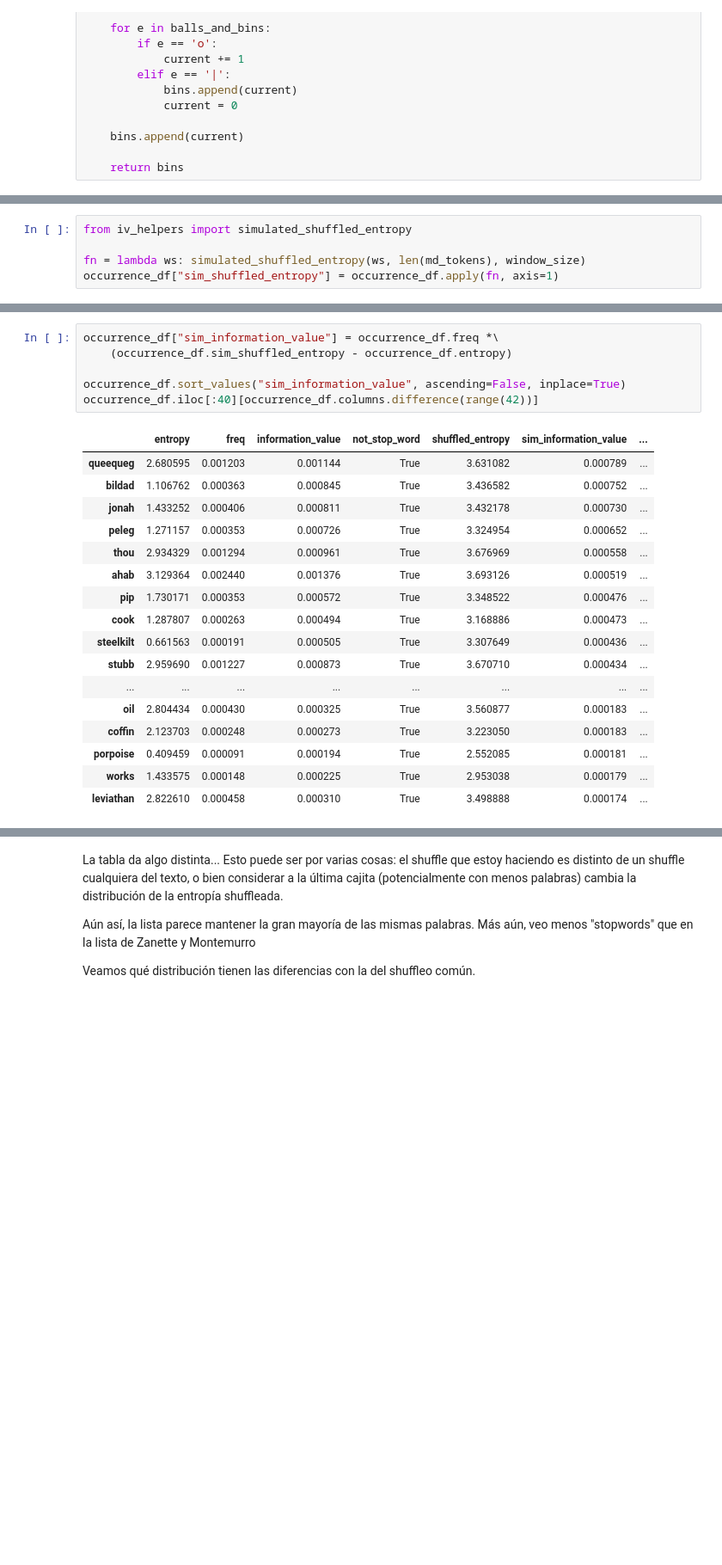
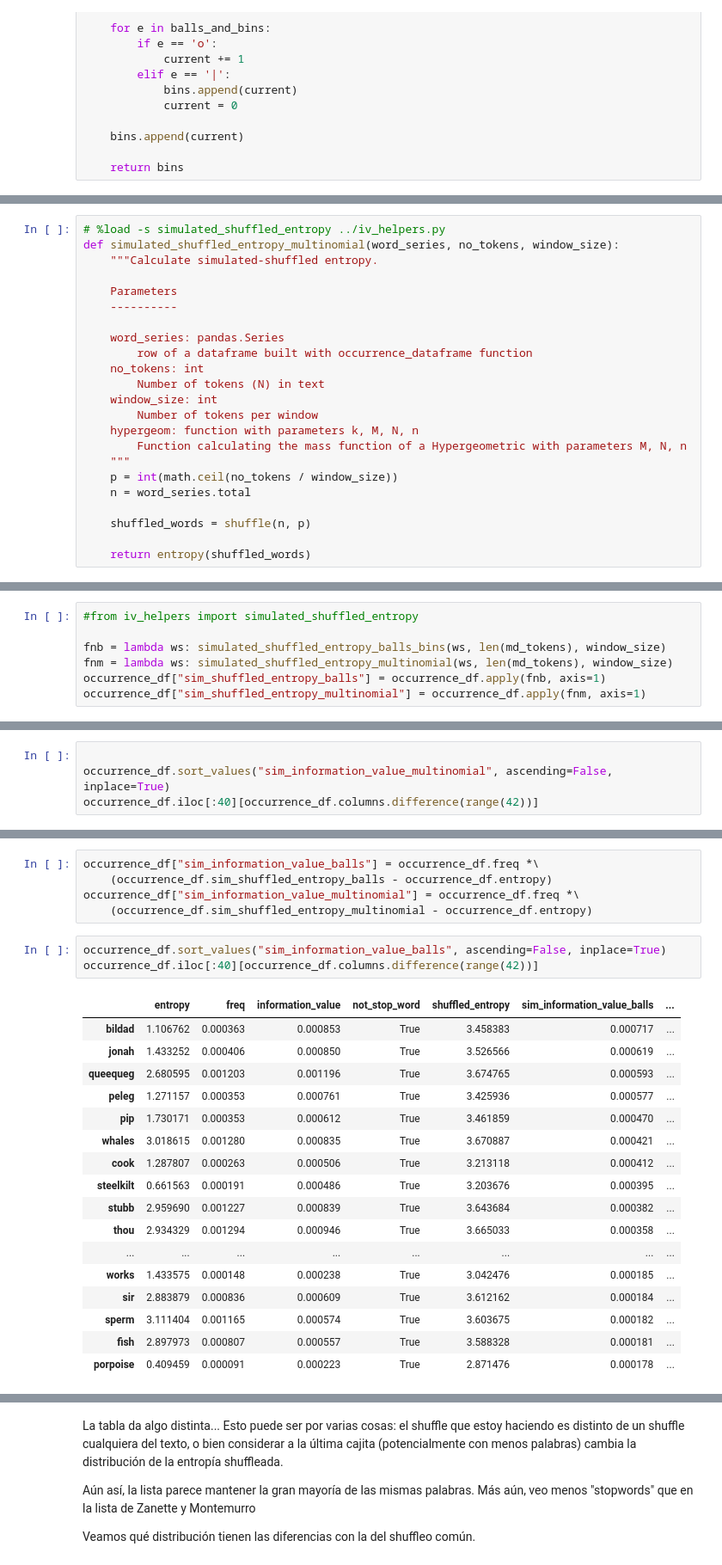
Before and after one commit to daleman/tesis, a Jupyter notebook: ejemplos/InformationValue-Simulated-Shuffle.ipynb, the cells around one changed output, grey strips where cells are left out. Shown at 86% size. Saved outputs shown, nothing was run; the diff lists cells and outputs as text; blank space fills up the shorter version.

```diff
--- a/ejemplos/InformationValue-Simulated-Shuffle.ipynb
+++ b/ejemplos/InformationValue-Simulated-Shuffle.ipynb
@@ -181,0 +211,23 @@ def simulated_shuffled_entropy(word_series, no_tokens, window_size):
+# %%
+# %load -s simulated_shuffled_entropy ../iv_helpers.py
+def simulated_shuffled_entropy_multinomial(word_series, no_tokens, window_size):
+    """Calculate simulated-shuffled entropy.
+
+    Parameters
+    ----------
+
+    word_series: pandas.Series
+        row of a dataframe built with occurrence_dataframe function
+    no_tokens: int
+        Number of tokens (N) in text
+    window_size: int
+        Number of tokens per window
+    hypergeom: function with parameters k, M, N, n
+        Function calculating the mass function of a Hypergeometric with parameters M, N, n
+    """
+    p = int(math.ceil(no_tokens / window_size))
+    n = word_series.total
+
+    shuffled_words = shuffle(n, p)
+
+    return entropy(shuffled_words)
@@ -182,5 +236,7 @@ def simulated_shuffled_entropy(word_series, no_tokens, window_size):
 # %%
-from iv_helpers import simulated_shuffled_entropy
+#from iv_helpers import simulated_shuffled_entropy
 
-fn = lambda ws: simulated_shuffled_entropy(ws, len(md_tokens), window_size)
-occurrence_df["sim_shuffled_entropy"] = occurrence_df.apply(fn, axis=1)
+fnb = lambda ws: simulated_shuffled_entropy_balls_bins(ws, len(md_tokens), window_size)
+fnm = lambda ws: simulated_shuffled_entropy_multinomial(ws, len(md_tokens), window_size)
+occurrence_df["sim_shuffled_entropy_balls"] = occurrence_df.apply(fnb, axis=1)
+occurrence_df["sim_shuffled_entropy_multinomial"] = occurrence_df.apply(fnm, axis=1)
@@ -186,0 +245,4 @@ occurrence_df["sim_shuffled_entropy"] = occurrence_df.apply(fn, axis=1)
+# %%
+
+occurrence_df.sort_values("sim_information_value_multinomial", ascending=False, inplace=True)
+occurrence_df.iloc[:40][occurrence_df.columns.difference(range(42))]
@@ -187,24 +267,26 @@ occurrence_df["sim_shuffled_entropy"] = occurrence_df.apply(fn, axis=1)
+# %%
+occurrence_df["sim_information_value_balls"] = occurrence_df.freq *\
+    (occurrence_df.sim_shuffled_entropy_balls - occurrence_df.entropy)
+occurrence_df["sim_information_value_multinomial"] = occurrence_df.freq *\
+    (occurrence_df.sim_shuffled_entropy_multinomial - occurrence_df.entropy)
 # %%
-occurrence_df["sim_information_value"] = occurrence_df.freq *\
-    (occurrence_df.sim_shuffled_entropy - occurrence_df.entropy)
-
-occurrence_df.sort_values("sim_information_value", ascending=False, inplace=True)
+occurrence_df.sort_values("sim_information_value_balls", ascending=False, inplace=True)
 occurrence_df.iloc[:40][occurrence_df.columns.difference(range(42))]
 # %% [output]
-|  | entropy | freq | information_value | not_stop_word | shuffled_entropy | sim_information_value | ... |
-| queequeg | 2.680595 | 0.001203 | 0.001144 | True | 3.631082 | 0.000789 | ... |
-| bildad | 1.106762 | 0.000363 | 0.000845 | True | 3.436582 | 0.000752 | ... |
-| jonah | 1.433252 | 0.000406 | 0.000811 | True | 3.432178 | 0.000730 | ... |
-| peleg | 1.271157 | 0.000353 | 0.000726 | True | 3.324954 | 0.000652 | ... |
-| thou | 2.934329 | 0.001294 | 0.000961 | True | 3.676969 | 0.000558 | ... |
-| ahab | 3.129364 | 0.002440 | 0.001376 | True | 3.693126 | 0.000519 | ... |
-| pip | 1.730171 | 0.000353 | 0.000572 | True | 3.348522 | 0.000476 | ... |
-| cook | 1.287807 | 0.000263 | 0.000494 | True | 3.168886 | 0.000473 | ... |
-| steelkilt | 0.661563 | 0.000191 | 0.000505 | True | 3.307649 | 0.000436 | ... |
-| stubb | 2.959690 | 0.001227 | 0.000873 | True | 3.670710 | 0.000434 | ... |
+|  | entropy | freq | information_value | not_stop_word | shuffled_entropy | sim_information_value_balls | ... |
+| bildad | 1.106762 | 0.000363 | 0.000853 | True | 3.458383 | 0.000717 | ... |
+| jonah | 1.433252 | 0.000406 | 0.000850 | True | 3.526566 | 0.000619 | ... |
+| queequeg | 2.680595 | 0.001203 | 0.001196 | True | 3.674765 | 0.000593 | ... |
+| peleg | 1.271157 | 0.000353 | 0.000761 | True | 3.425936 | 0.000577 | ... |
+| pip | 1.730171 | 0.000353 | 0.000612 | True | 3.461859 | 0.000470 | ... |
+| whales | 3.018615 | 0.001280 | 0.000835 | True | 3.670887 | 0.000421 | ... |
+| cook | 1.287807 | 0.000263 | 0.000506 | True | 3.213118 | 0.000412 | ... |
+| steelkilt | 0.661563 | 0.000191 | 0.000486 | True | 3.203676 | 0.000395 | ... |
+| stubb | 2.959690 | 0.001227 | 0.000839 | True | 3.643684 | 0.000382 | ... |
+| thou | 2.934329 | 0.001294 | 0.000946 | True | 3.665033 | 0.000358 | ... |
 | ... | ... | ... | ... | ... | ... | ... | ... |
-| oil | 2.804434 | 0.000430 | 0.000325 | True | 3.560877 | 0.000183 | ... |
-| coffin | 2.123703 | 0.000248 | 0.000273 | True | 3.223050 | 0.000183 | ... |
-| porpoise | 0.409459 | 0.000091 | 0.000194 | True | 2.552085 | 0.000181 | ... |
-| works | 1.433575 | 0.000148 | 0.000225 | True | 2.953038 | 0.000179 | ... |
-| leviathan | 2.822610 | 0.000458 | 0.000310 | True | 3.498888 | 0.000174 | ... |
+| works | 1.433575 | 0.000148 | 0.000238 | True | 3.042476 | 0.000185 | ... |
+| sir | 2.883879 | 0.000836 | 0.000609 | True | 3.612162 | 0.000184 | ... |
+| sperm | 3.111404 | 0.001165 | 0.000574 | True | 3.603675 | 0.000182 | ... |
+| fish | 2.897973 | 0.000807 | 0.000557 | True | 3.588328 | 0.000181 | ... |
+| porpoise | 0.409459 | 0.000091 | 0.000223 | True | 2.871476 | 0.000178 | ... |
```
Also changed, not shown: parts of 14 cells of this notebook.
